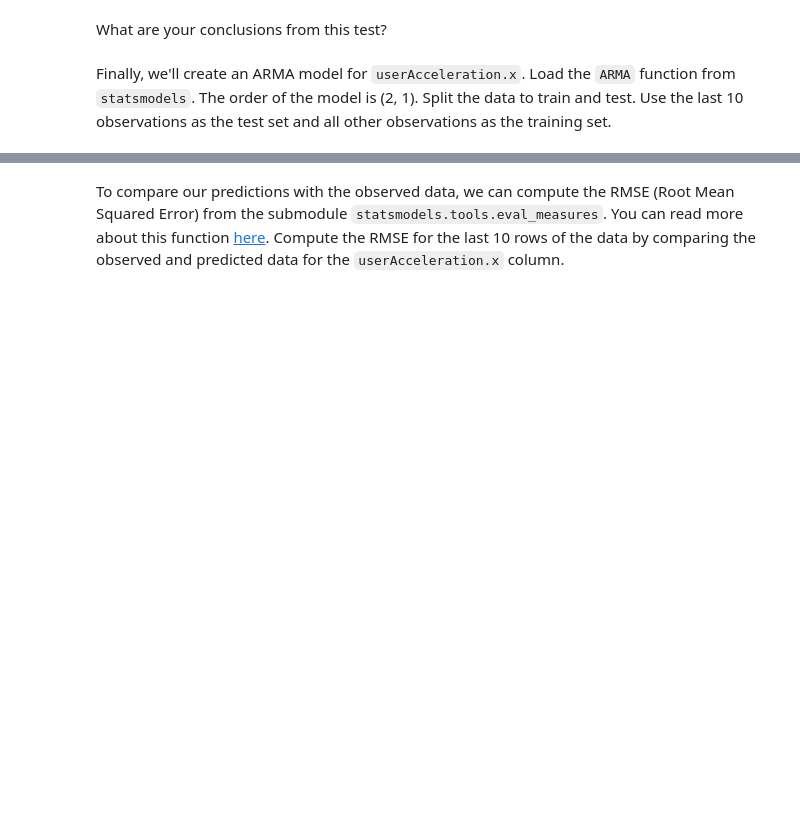
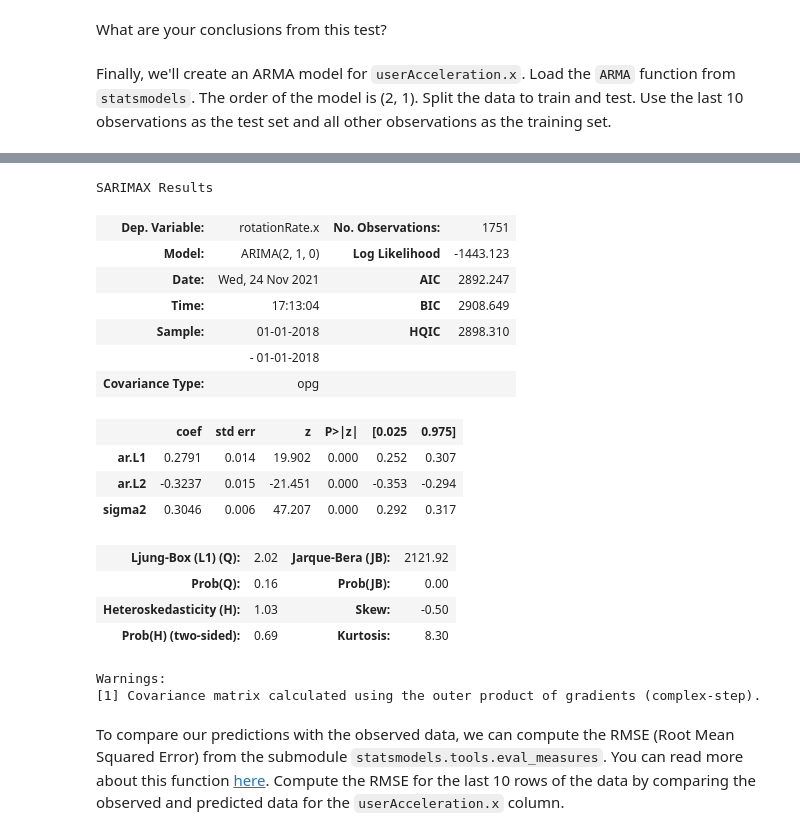
Before and after one commit to emarfer/lab-time-series, a Jupyter notebook: your-code/main.ipynb, the cells around one changed output, grey strips where cells are left out. Drawn from its saved outputs; the diff is of its cells as text; code cells hidden in the pictures; blank space fills up the shorter version.

```diff
--- a/your-code/main.ipynb
+++ b/your-code/main.ipynb
@@ -186,3 +217,25 @@ from statsmodels.tsa.arima_model import ARIMA
+# %%
+ararot = ARIMA(sensor["rotationRate.x"], order = (2,1,0)).fit()
+ararot.summary()
+# %% [output]
+SARIMAX Results
+| Dep. Variable: | rotationRate.x | No. Observations: | 1751 |
+| Model: | ARIMA(2, 1, 0) | Log Likelihood | -1443.123 |
+| Date: | Wed, 24 Nov 2021 | AIC | 2892.247 |
+| Time: | 17:13:04 | BIC | 2908.649 |
+| Sample: | 01-01-2018 | HQIC | 2898.310 |
+|  | - 01-01-2018 |  |  |
+| Covariance Type: | opg |  |  |
+|  | coef | std err | z | P>|z| | [0.025 | 0.975] |
+| ar.L1 | 0.2791 | 0.014 | 19.902 | 0.000 | 0.252 | 0.307 |
+| ar.L2 | -0.3237 | 0.015 | -21.451 | 0.000 | -0.353 | -0.294 |
+| sigma2 | 0.3046 | 0.006 | 47.207 | 0.000 | 0.292 | 0.317 |
+| Ljung-Box (L1) (Q): | 2.02 | Jarque-Bera (JB): | 2121.92 |
+| Prob(Q): | 0.16 | Prob(JB): | 0.00 |
+| Heteroskedasticity (H): | 1.03 | Skew: | -0.50 |
+| Prob(H) (two-sided): | 0.69 | Kurtosis: | 8.30 |
+Warnings:
+[1] Covariance matrix calculated using the outer product of gradients (complex-step).
 # %% [markdown]
 To compare our predictions with the observed data, we can compute the RMSE (Root Mean Squared Error) from the submodule `statsmodels.tools.eval_measures`. You can read more about this function [here](https://www.statsmodels.org/dev/generated/statsmodels.tools.eval_measures.rmse.html). Compute the RMSE for the last 10 rows of the data by comparing the observed and predicted data for the `userAcceleration.x` column.
 # %%
```
Also changed, not shown: parts of 8 cells of this notebook.
